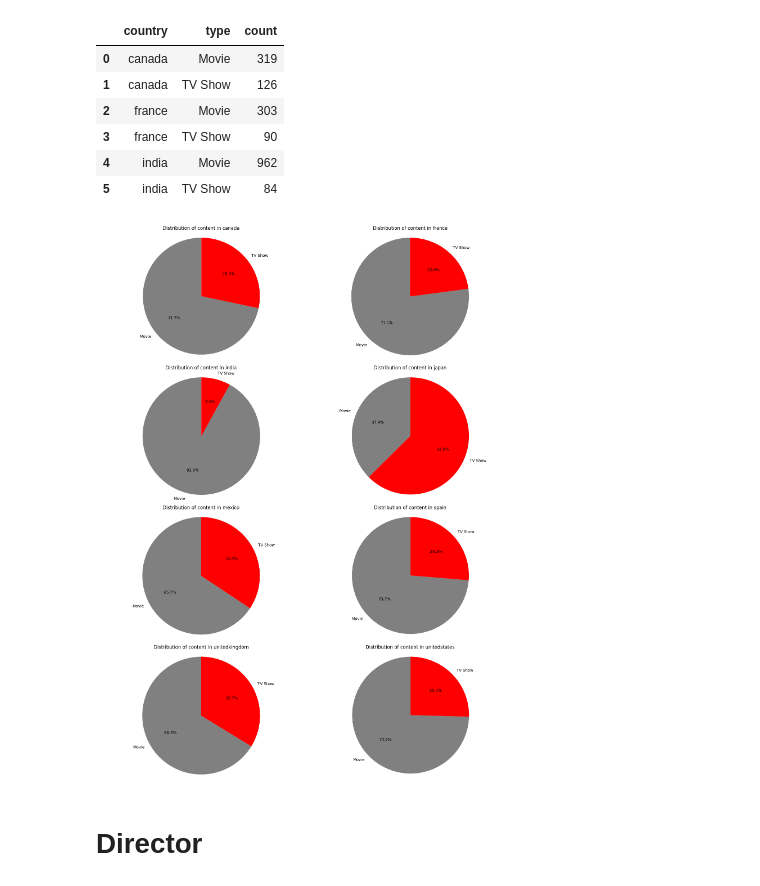
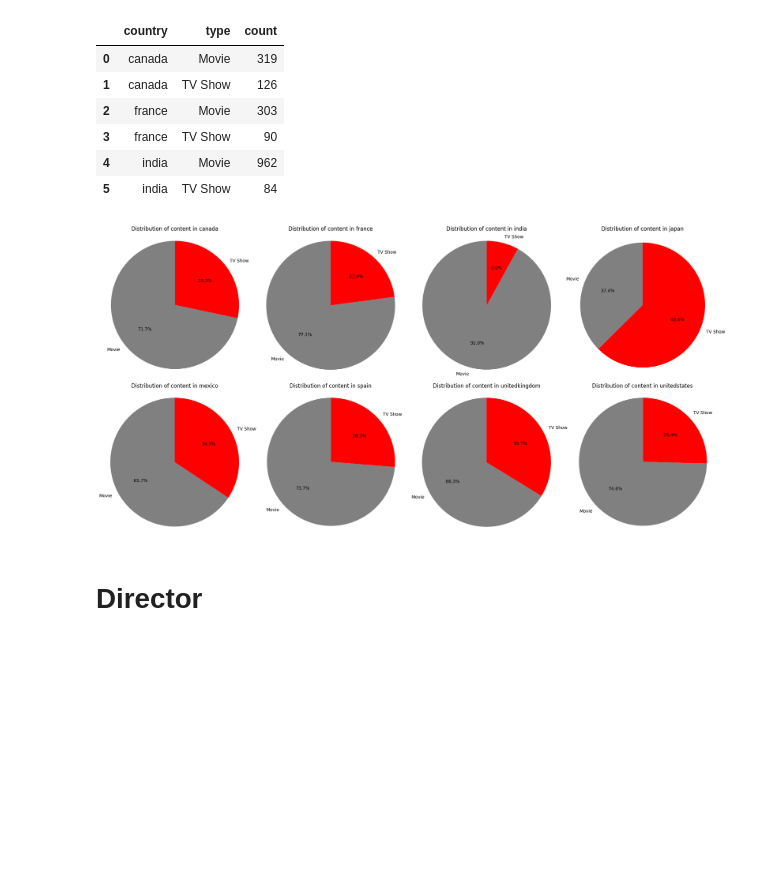
Before and after one commit to Edgar-La/Data_visualization_MoviesTVshows, a Jupyter notebook: Data_visualization.ipynb, the cells around one changed output. Cells and saved outputs as stored; diff of their text form; code cells hidden in the pictures; blank space fills up the shorter version.

```diff
--- a/Data_visualization.ipynb
+++ b/Data_visualization.ipynb
@@ -58,3 +61,10 @@ Index(['show_id', 'type', 'title', 'director', 'cast', 'country', 'date_added',
+# %%
+# Define the directory to save the plot
+save_dir = 'plots'
+
+# Create the directory if it doesn't exist
+if not os.path.exists(save_dir):
+    os.makedirs(save_dir)
 # %% [markdown]
 # Type
 # %% [markdown]
@@ -119,7 +129,7 @@ df_types_countries.head()
 # %%
 # Filter the data to specific countries and group it by the type of content
 interest_countries = ['unitedstates', 'india', 'unitedkingdom', 'canada', 'france', 'japan', 'spain', 'mexico']
-df_types_countries_filtered = df_types_countries.query(("country in @interest_countries"))
+df_types_countries_filtered = df_types_countries.query("country in @interest_countries")
 df_grouped_type = df_types_countries_filtered.groupby(['country', 'type']).size().reset_index(name='count')
 df_grouped_type.head(6)
 # %% [output]
@@ -133,33 +143,36 @@ df_grouped_type.head(6)
 # %%
 #Pie charts for the interest countries and its content
 # Get unique countries
 unique_countries = df_grouped_type['country'].unique()
 
-num_rows = 4
-num_cols = 2
+num_rows = 2
+num_cols = 4
 
 # Create a grid of pie charts
-fig, axs = plt.subplots(num_rows, num_cols, figsize=(15, 20))
+fig, axs = plt.subplots(num_rows, num_cols, figsize=(20, 10))
 
 # Flatten the axis array for easy iteration
 axs = axs.ravel()
 
 for i, country in enumerate(unique_countries):
     if i < num_rows * num_cols:
         country_data = df_grouped_type[df_grouped_type['country'] == country]
         axs[i].pie(country_data['count'], labels=country_data['type'], autopct='%1.1f%%', startangle=90,
                     colors = ['gray', 'red'])
         axs[i].axis('equal')  # Equal aspect ratio ensures that pie is drawn as a circle.
         axs[i].set_title(f'Distribution of content in {country}')
 
 # Hide remaining empty subplots
 for j in range(i + 1, num_rows * num_cols):
     fig.delaxes(axs[j])
 
 plt.tight_layout()
+
+plt.savefig(os.path.join(save_dir, 'content_distribution_per_country.png'), dpi=300)  # Save as PNG with 300 DPI resolution
+
 plt.show()
 # %% [output]
-[figure, old version]
+[figure, new version]
 # %% [markdown]
 # Director
 # %%
```
Also changed, not shown: parts of 13 cells of this notebook, 11 other files.
